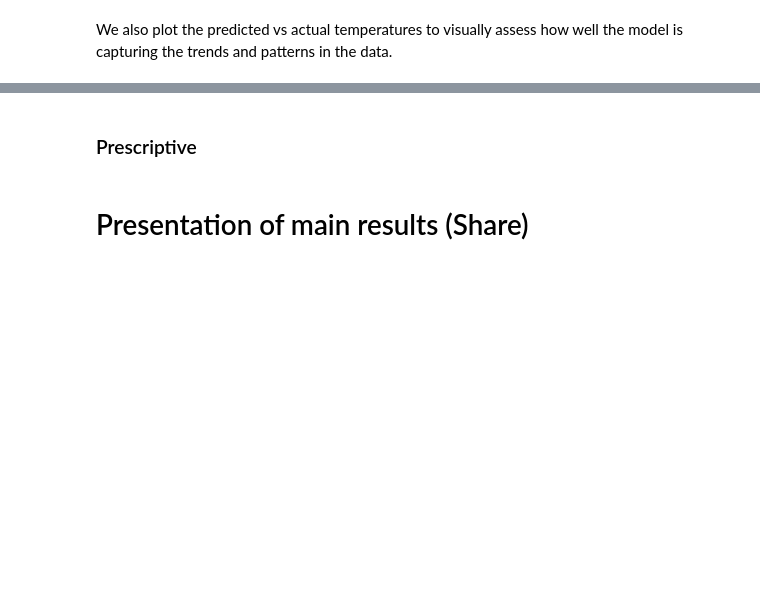
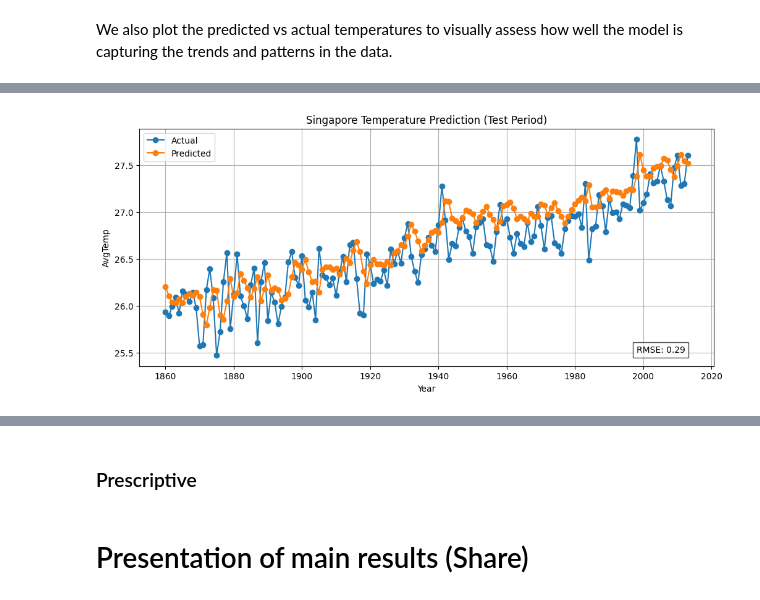
Before and after one commit to tempestormX/sc3021, a Jupyter notebook: SC3021_FDAG_T13.ipynb, the cells around one changed output, grey strips where cells are left out. Saved outputs shown, nothing was run; the diff lists cells and outputs as text; code cells hidden in the pictures; blank space fills up the shorter version.

```diff
--- a/SC3021_FDAG_T13.ipynb
+++ b/SC3021_FDAG_T13.ipynb
@@ -4936,0 +5039,24 @@ plt.show()
+# %%
+target_country = unseen_countries[0]
+
+indices = [i for i, c in enumerate(country_test) if c == target_country]
+
+years_c = year_test_all[indices]
+y_true_c = y_test_real[indices]
+y_pred_c = y_pred_real[indices]
+rmse_c = np.sqrt(mean_squared_error(y_true_c, y_pred_c))
+
+plt.figure(figsize=(12,5))
+plt.plot(years_c, y_true_c, label="Actual", marker='o')
+plt.plot(years_c, y_pred_c, label="Predicted", marker='o')
+plt.title(f"{target_country} Temperature Prediction (Test Period)")
+plt.text(0.95, 0.05, f"RMSE: {rmse_c:.2f}", fontsize=10, ha='right', va='bottom',
+         transform=plt.gca().transAxes, bbox=dict(facecolor='white', alpha=0.7, edgecolor='black'))
+plt.xlabel("Year")
+plt.ylabel("AvgTemp")
+plt.legend()
+plt.grid()
+
+plt.show()
+# %% [output]
+[figure, added]
```
Also changed, not shown: parts of 27 cells of this notebook.
